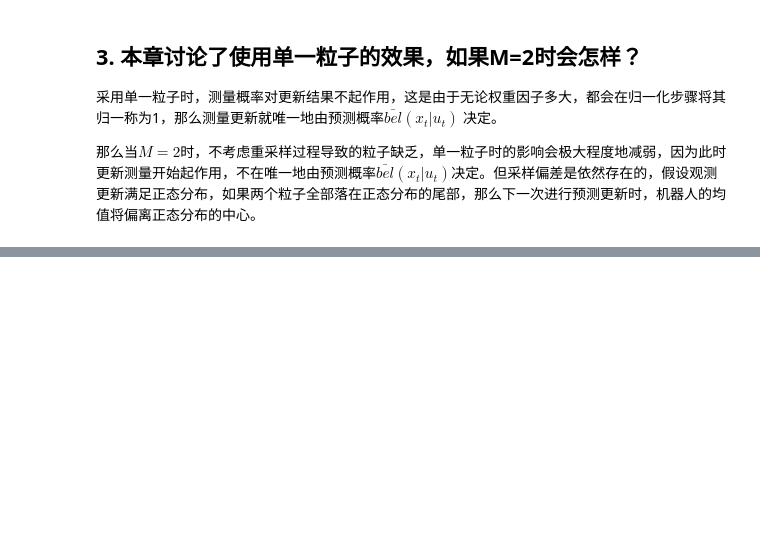
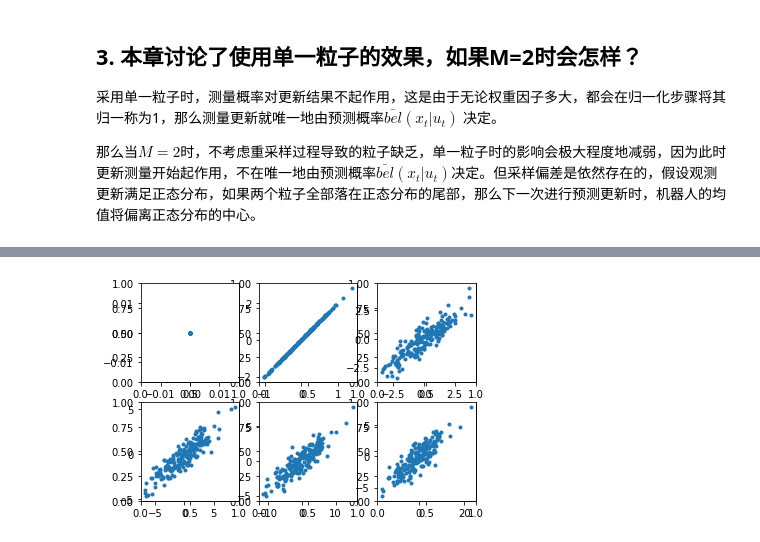
Before and after one commit to Yu-Xiaoxian/probabilistic_robotics_exercises, a Jupyter notebook: ch4_nonparametric_filters/第四章-非参数滤波.ipynb, the cells around one changed output, grey strips where cells are left out. Cells and saved outputs as stored; diff of their text form; code cells hidden in the pictures; blank space fills up the shorter version.

```diff
--- a/ch4_nonparametric_filters/第四章-非参数滤波.ipynb
+++ b/ch4_nonparametric_filters/第四章-非参数滤波.ipynb
@@ -312,0 +334,24 @@ figure 4 z:  [[1.]]
+# %%
+M=200
+mu_0 = np.array([0,0])
+A=np.mat([[1.0, 1.0],[0.0, 1.0]])
+B=np.mat([[0.5],[1.0]])
+R=np.mat([[0.25, 0.5],[0.5, 1.0]])+np.ones(2)*1e-5
+particles=np.zeros((M,2))
+weight=np.zeros((M,1))
+
+fig, ax = plt.subplots(2,3)
+ax = fig.add_subplot(2,3,1)
+ax.scatter(particles[:,0], particles[:,1], marker='.')
+for fi in range(5):
+    ax = fig.add_subplot(2,3,2+fi)
+    for i in range(M):
+        particle = np.mat(particles[i,:])
+        temp_mu = A*particle.T
+        temp_mu = np.array([temp_mu[0,0], temp_mu[1,0]])
+        particles[i,:] = np.random.multivariate_normal(mean=temp_mu, cov=R, size=1)
+    ax.scatter(particles[:,0], particles[:,1], marker='.')
+
+plt.show()
+# %% [output]
+[figure, added]
```
Also changed, not shown: parts of 4 cells of this notebook.
